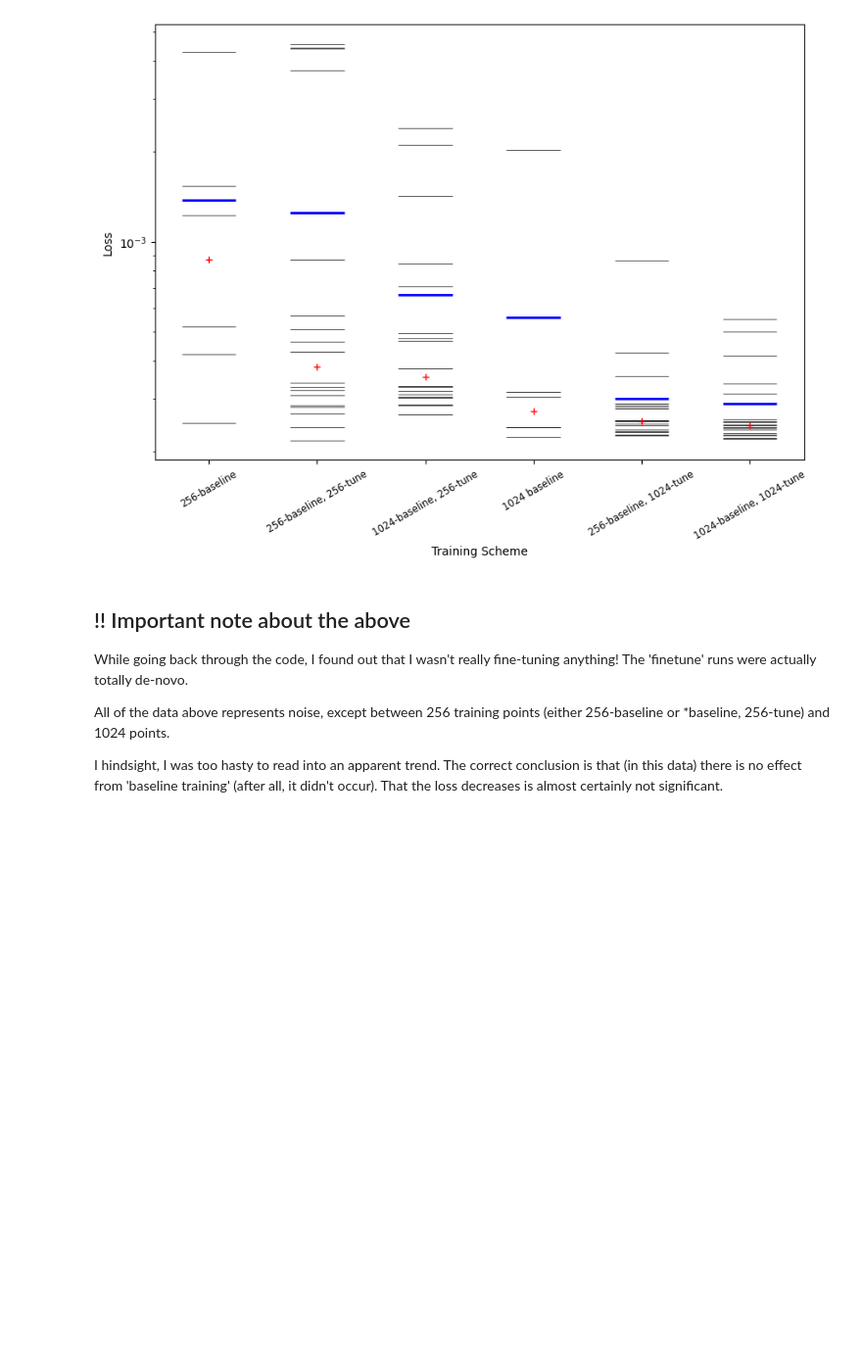
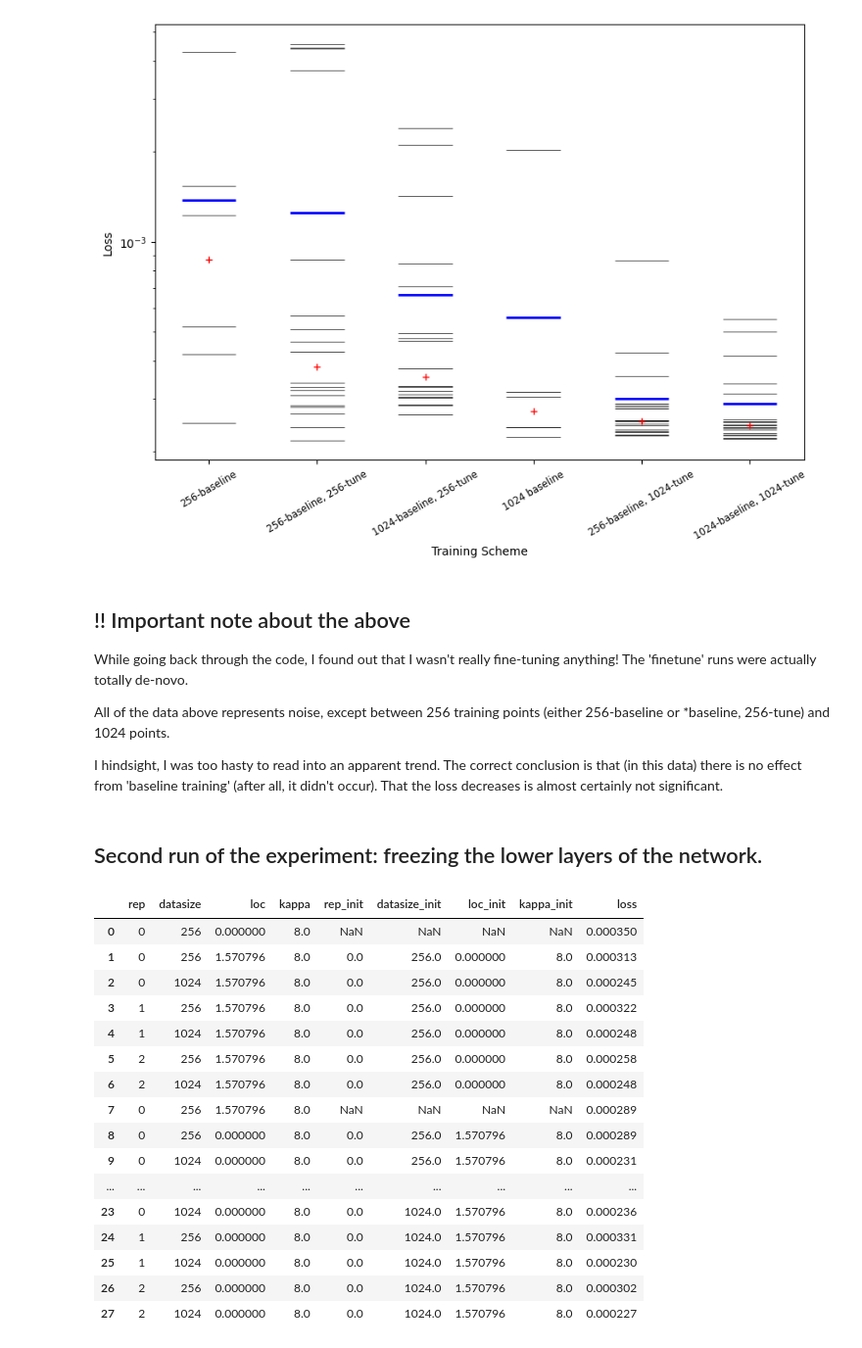
Before and after one commit to lrast/angleFinetuning, a Jupyter notebook: Experiments6-TrainingResults.ipynb, the cells around one changed output. Shown at 98% size. Drawn from its saved outputs; the diff is of its cells as text; code cells hidden in the pictures; blank space fills up the shorter version.

```diff
--- a/Experiments6-TrainingResults.ipynb
+++ b/Experiments6-TrainingResults.ipynb
@@ -324,3 +324,5 @@ While going back through the code, I found out that I wasn't really fine-tuning
 All of the data above represents noise, except between 256 training points (either 256-baseline or *baseline, 256-tune) and 1024 points.
 
 I hindsight, I was too hasty to read into an apparent trend. The correct conclusion is that (in this data) there is no effect from 'baseline training' (after all, it didn't occur). That the loss decreases is almost certainly not significant.
+# %% [markdown]
+## Second run of the experiment: freezing the lower layers of the network.
@@ -326,0 +331,20 @@ I hindsight, I was too hasty to read into an apparent trend. The correct conclus
+# %%
+data
+# %% [output]
+|  | rep | datasize | loc | kappa | rep_init | datasize_init | loc_init | kappa_init | loss |
+| 0 | 0 | 256 | 0.000000 | 8.0 | NaN | NaN | NaN | NaN | 0.000350 |
+| 1 | 0 | 256 | 1.570796 | 8.0 | 0.0 | 256.0 | 0.000000 | 8.0 | 0.000313 |
+| 2 | 0 | 1024 | 1.570796 | 8.0 | 0.0 | 256.0 | 0.000000 | 8.0 | 0.000245 |
+| 3 | 1 | 256 | 1.570796 | 8.0 | 0.0 | 256.0 | 0.000000 | 8.0 | 0.000322 |
+| 4 | 1 | 1024 | 1.570796 | 8.0 | 0.0 | 256.0 | 0.000000 | 8.0 | 0.000248 |
+| 5 | 2 | 256 | 1.570796 | 8.0 | 0.0 | 256.0 | 0.000000 | 8.0 | 0.000258 |
+| 6 | 2 | 1024 | 1.570796 | 8.0 | 0.0 | 256.0 | 0.000000 | 8.0 | 0.000248 |
+| 7 | 0 | 256 | 1.570796 | 8.0 | NaN | NaN | NaN | NaN | 0.000289 |
+| 8 | 0 | 256 | 0.000000 | 8.0 | 0.0 | 256.0 | 1.570796 | 8.0 | 0.000289 |
+| 9 | 0 | 1024 | 0.000000 | 8.0 | 0.0 | 256.0 | 1.570796 | 8.0 | 0.000231 |
+| ... | ... | ... | ... | ... | ... | ... | ... | ... | ... |
+| 23 | 0 | 1024 | 0.000000 | 8.0 | 0.0 | 1024.0 | 1.570796 | 8.0 | 0.000236 |
+| 24 | 1 | 256 | 0.000000 | 8.0 | 0.0 | 1024.0 | 1.570796 | 8.0 | 0.000331 |
+| 25 | 1 | 1024 | 0.000000 | 8.0 | 0.0 | 1024.0 | 1.570796 | 8.0 | 0.000230 |
+| 26 | 2 | 256 | 0.000000 | 8.0 | 0.0 | 1024.0 | 1.570796 | 8.0 | 0.000302 |
+| 27 | 2 | 1024 | 0.000000 | 8.0 | 0.0 | 1024.0 | 1.570796 | 8.0 | 0.000227 |
```
Also changed, not shown: parts of 5 cells of this notebook.
